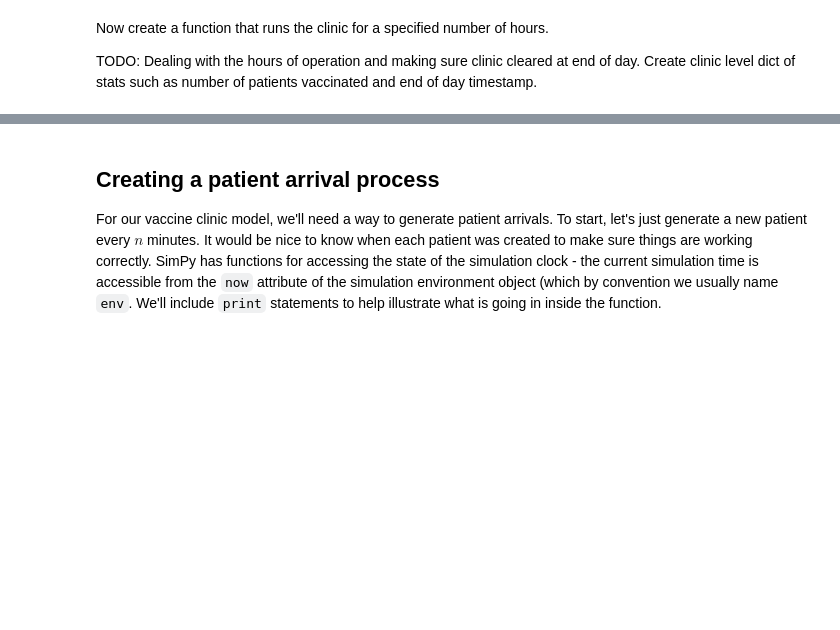
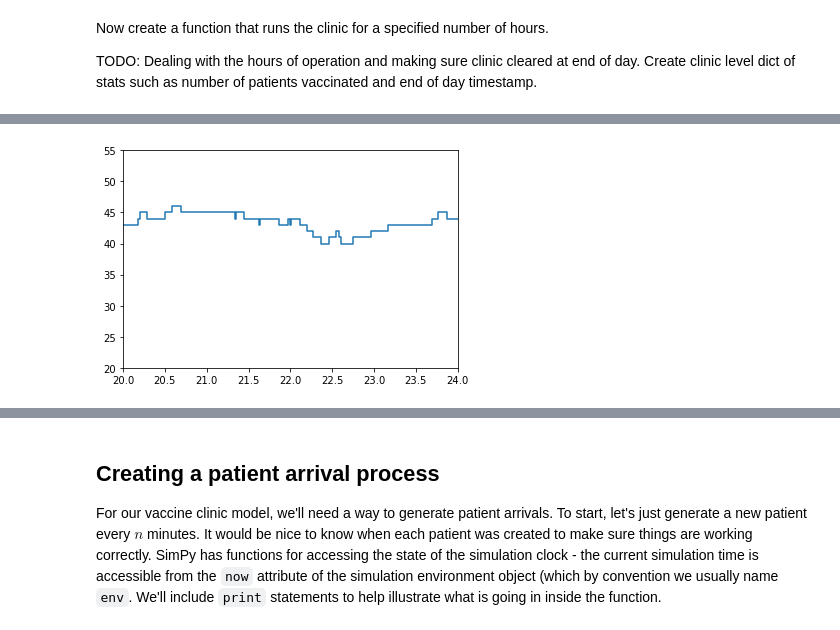
Before and after one commit to misken/vaccine_clinic, a Jupyter notebook: notebooks/simpy_getting_started_vaccine_clinic.ipynb, the cells around one changed output, grey strips where cells are left out. Cells and saved outputs as stored; diff of their text form; code cells hidden in the pictures; blank space fills up the shorter version.

```diff
--- a/notebooks/simpy_getting_started_vaccine_clinic.ipynb
+++ b/notebooks/simpy_getting_started_vaccine_clinic.ipynb
@@ -328,0 +668,3 @@ Having ability to choose between pure random walk-in arrivals and scheduled arri
+# %%
+postvac_occupancy_df = pd.read_csv('./output/postvac_occupancy_df.csv')
+postvac_occupancy_df.info()
@@ -328,0 +681,8 @@ Having ability to choose between pure random walk-in arrivals and scheduled arri
+# %%
+postvac_occupancy_df['occ_weight'] = -1 * postvac_occupancy_df['ts'].diff(periods=-1)
+# Need last occ_weight
+clinic_end_time = 600
+last_weight = clinic_end_time - postvac_occupancy_df.iloc[-1, 0]
+print(last_weight)
+postvac_occupancy_df.fillna(last_weight, inplace=True)
+postvac_occupancy_df
@@ -328,0 +724,7 @@ Having ability to choose between pure random walk-in arrivals and scheduled arri
+# %%
+plt.step(postvac_occupancy_df['ts'], postvac_occupancy_df['occ'])
+plt.xlim(20, 24)
+plt.ylim(20, 55)
+plt.show();
+# %% [output]
+[figure, added]
```
Also changed, not shown: parts of 60 cells of this notebook.
